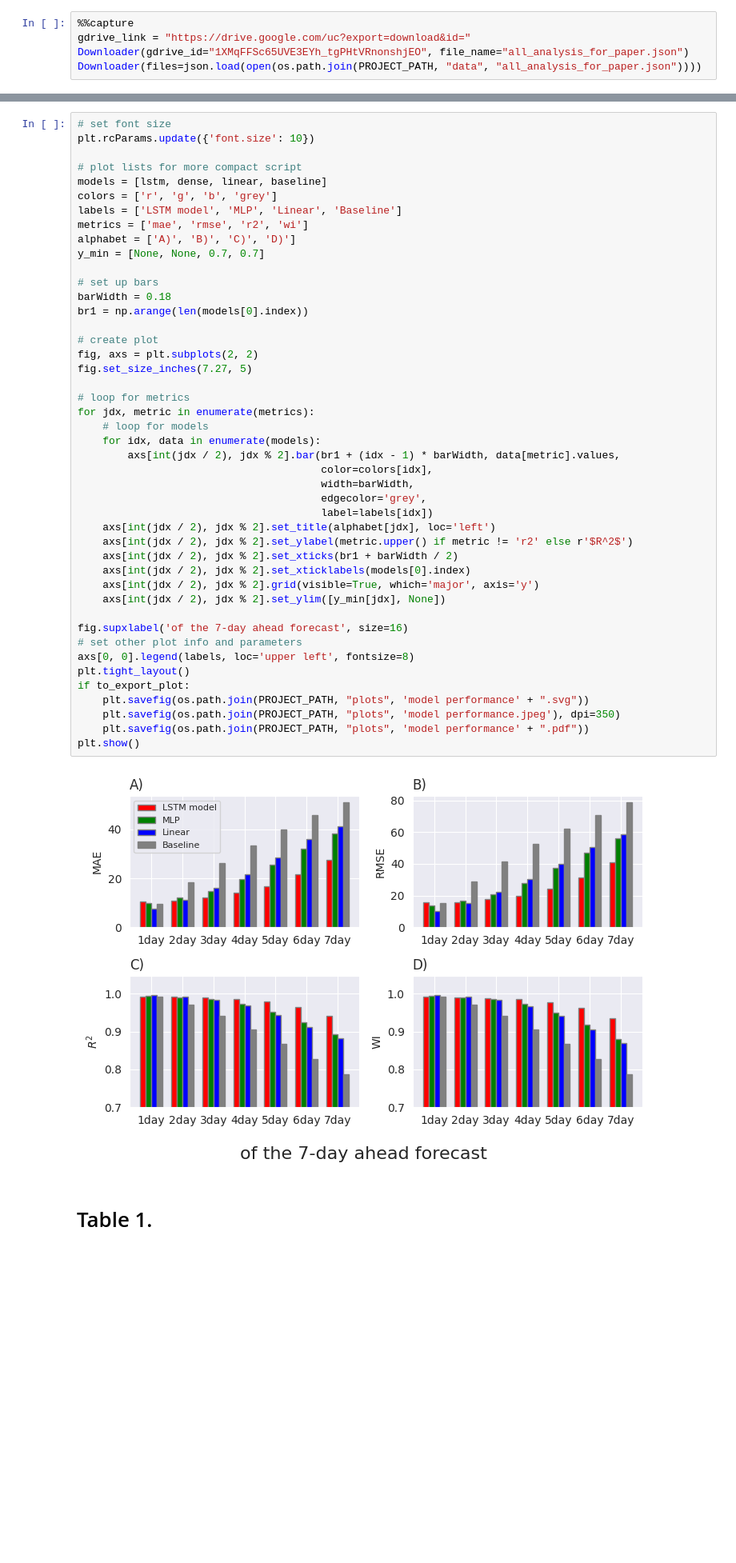
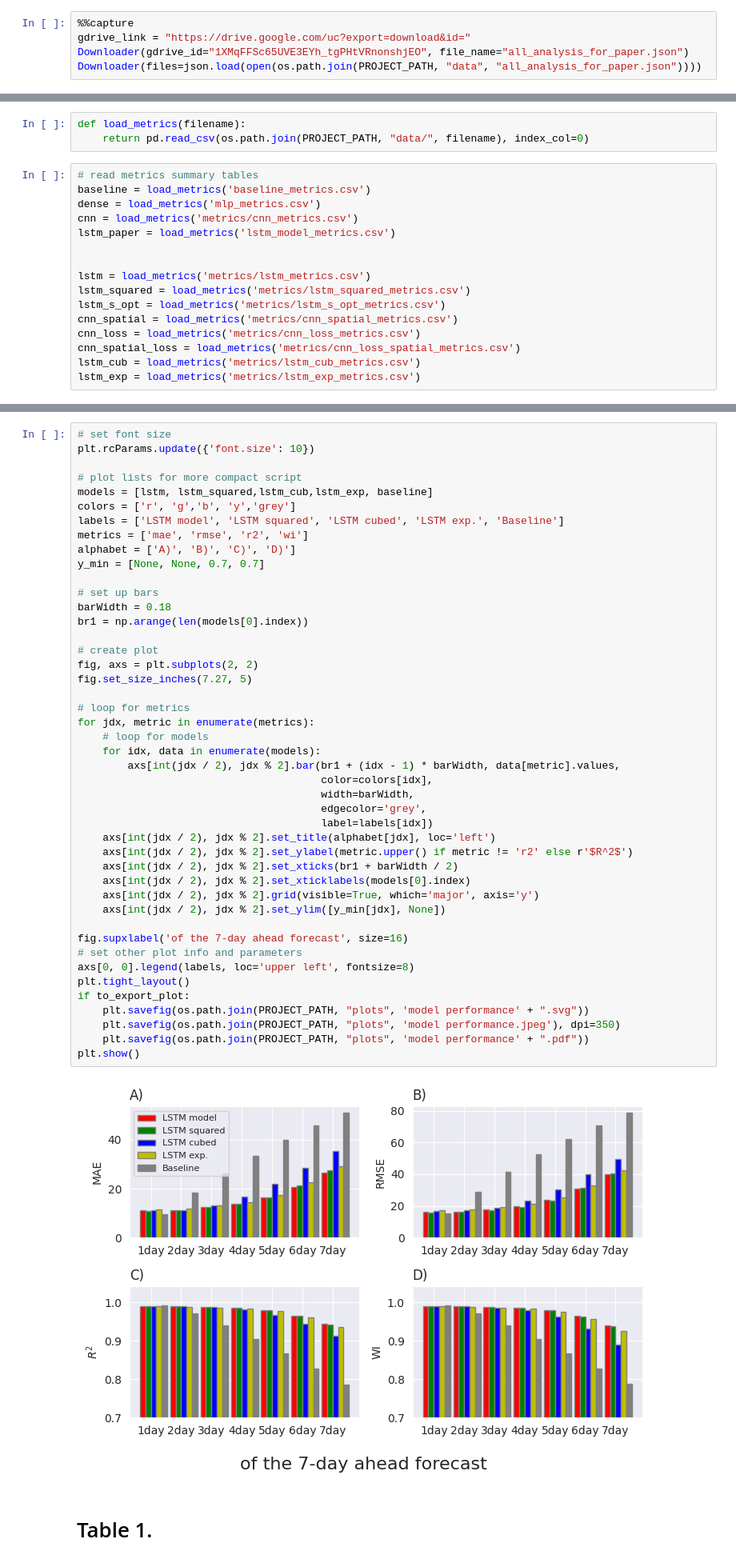
Before and after one commit to theplatters/ecmi-hydrological-forecasting, a Jupyter notebook: notebooks/all_analysis_for_paper.ipynb, the cells around one changed output, grey strips where cells are left out. Shown at 80% size. Drawn from its saved outputs; the diff is of its cells as text; blank space fills up the shorter version.

```diff
--- a/notebooks/all_analysis_for_paper.ipynb
+++ b/notebooks/all_analysis_for_paper.ipynb
@@ -47,3 +41,22 @@ lstm = pd.read_csv(os.path.join(PROJECT_PATH, "data/metrics", "lstm_metrics.csv"
+# %%
+def load_metrics(filename):
+    return pd.read_csv(os.path.join(PROJECT_PATH, "data/", filename), index_col=0)
+# %%
+# read metrics summary tables
+baseline = load_metrics('baseline_metrics.csv')
+dense = load_metrics('mlp_metrics.csv')
+cnn = load_metrics('metrics/cnn_metrics.csv')
+lstm_paper = load_metrics('lstm_model_metrics.csv')
+
+
+lstm = load_metrics('metrics/lstm_metrics.csv')
+lstm_squared = load_metrics('metrics/lstm_squared_metrics.csv')
+lstm_s_opt = load_metrics('metrics/lstm_s_opt_metrics.csv')
+cnn_spatial = load_metrics('metrics/cnn_spatial_metrics.csv')
+cnn_loss = load_metrics('metrics/cnn_loss_metrics.csv')
+cnn_spatial_loss = load_metrics('metrics/cnn_loss_spatial_metrics.csv')
+lstm_cub = load_metrics('metrics/lstm_cub_metrics.csv')
+lstm_exp = load_metrics('metrics/lstm_exp_metrics.csv')
 # %%
 new_df = pd.read_csv(os.path.join(PROJECT_PATH, "data", "Szeged_2014_2020_formated.csv"),
                      header=0, index_col=0)
@@ -67,9 +98,9 @@ y_true_mod = y_true_mod['2014-05-14':'2019-12-24'].iloc[:, 0:-1]
 plt.rcParams.update({'font.size': 10})
 
 # plot lists for more compact script
-models = [lstm, dense, linear, baseline]
-colors = ['r', 'g', 'b', 'grey']
-labels = ['LSTM model', 'MLP', 'Linear', 'Baseline']
+models = [lstm, lstm_squared,lstm_cub,lstm_exp, baseline]
+colors = ['r', 'g','b', 'y','grey']
+labels = ['LSTM model', 'LSTM squared', 'LSTM cubed', 'LSTM exp.', 'Baseline']
 metrics = ['mae', 'rmse', 'r2', 'wi']
 alphabet = ['A)', 'B)', 'C)', 'D)']
 y_min = [None, None, 0.7, 0.7]
@@ -81,34 +112,34 @@ br1 = np.arange(len(models[0].index))
 # create plot
 fig, axs = plt.subplots(2, 2)
 fig.set_size_inches(7.27, 5)
 
 # loop for metrics
 for jdx, metric in enumerate(metrics):
     # loop for models
     for idx, data in enumerate(models):
         axs[int(jdx / 2), jdx % 2].bar(br1 + (idx - 1) * barWidth, data[metric].values,
                                        color=colors[idx],
                                        width=barWidth,
                                        edgecolor='grey',
                                        label=labels[idx])
     axs[int(jdx / 2), jdx % 2].set_title(alphabet[jdx], loc='left')
     axs[int(jdx / 2), jdx % 2].set_ylabel(metric.upper() if metric != 'r2' else r'$R^2$')
     axs[int(jdx / 2), jdx % 2].set_xticks(br1 + barWidth / 2)
     axs[int(jdx / 2), jdx % 2].set_xticklabels(models[0].index)
     axs[int(jdx / 2), jdx % 2].grid(visible=True, which='major', axis='y')
     axs[int(jdx / 2), jdx % 2].set_ylim([y_min[jdx], None])
 
 fig.supxlabel('of the 7-day ahead forecast', size=16)
 # set other plot info and parameters
 axs[0, 0].legend(labels, loc='upper left', fontsize=8)
 plt.tight_layout()
 if to_export_plot:
     plt.savefig(os.path.join(PROJECT_PATH, "plots", 'model performance' + ".svg"))
     plt.savefig(os.path.join(PROJECT_PATH, "plots", 'model performance.jpeg'), dpi=350)
     plt.savefig(os.path.join(PROJECT_PATH, "plots", 'model performance' + ".pdf"))
 plt.show()
 # %% [output]
-[figure, old version]
+[figure, new version]
 # %% [markdown]
 # Table 1.
 # %%
```
Also changed, not shown: parts of 17 cells of this notebook, 3 other files.
